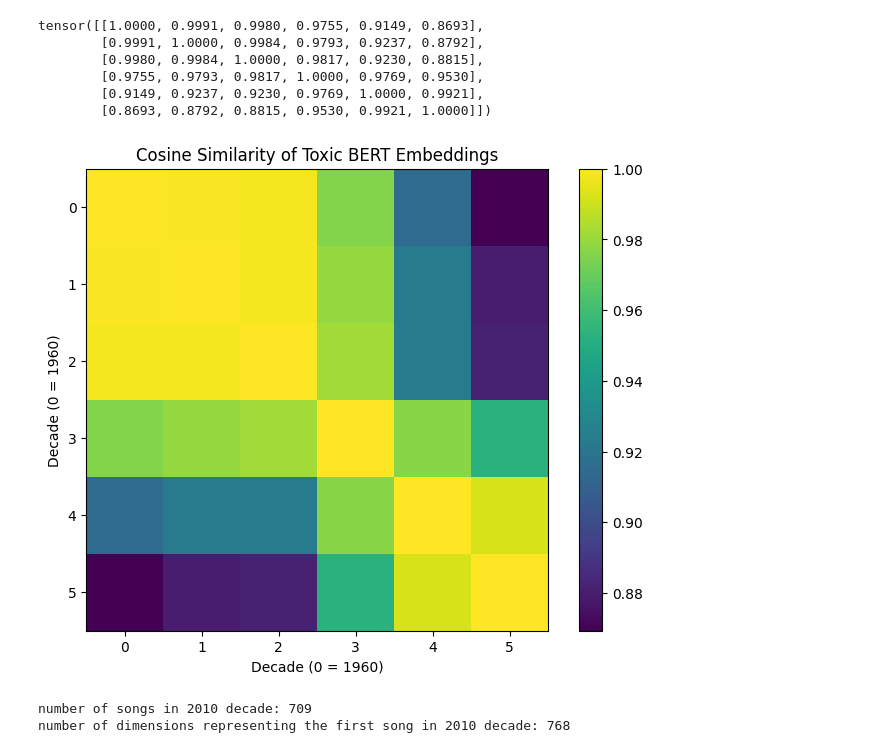
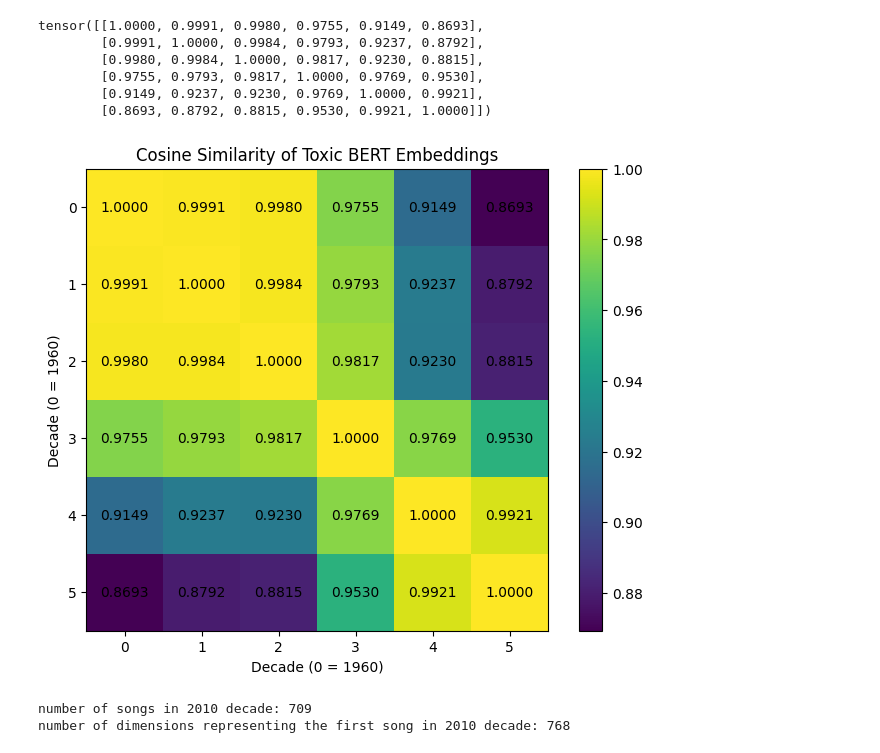
Before and after one commit to maxmiles/info498b_lyrics_analysis, a Jupyter notebook: expletives.ipynb, the cells around one changed output. Drawn from its saved outputs; the diff is of its cells as text; code cells hidden in the pictures.

Commit message:
update plot

```diff
--- a/expletives.ipynb
+++ b/expletives.ipynb
@@ -192,16 +192,21 @@ tensor([[1.0000, 0.9991, 0.9980, 0.9755, 0.9149, 0.8693],
 # %%
 # Plot the cosine similarity matrix as a heatmap
 axes = [1960, 1970, 1980, 1990, 2000, 2010]
 plt.figure(figsize=(8, 6))
 plt.imshow(cossim, cmap='viridis', interpolation='nearest')
 plt.title('Cosine Similarity of Toxic BERT Embeddings')
 plt.colorbar()
 plt.xlabel('Decade (0 = 1960)')
 plt.ylabel('Decade (0 = 1960)')
 
+# Annotate the plot with actual values
+for i in range(cossim.shape[0]):
+    for j in range(cossim.shape[1]):
+        plt.text(j, i, f'{cossim[i, j]:.4f}', ha='center', va='center', color='black')
+
 plt.show()
 # %% [output]
-[figure, old version]
+[figure, new version]
 # %%
 print(f'number of songs in 2010 decade: {len(decade_embeddings[2010])}')
 print(f'number of dimensions representing the first song in 2010 decade: {len(decade_embeddings[2010][0])}')
```
Also changed, not shown: 1 other file.
